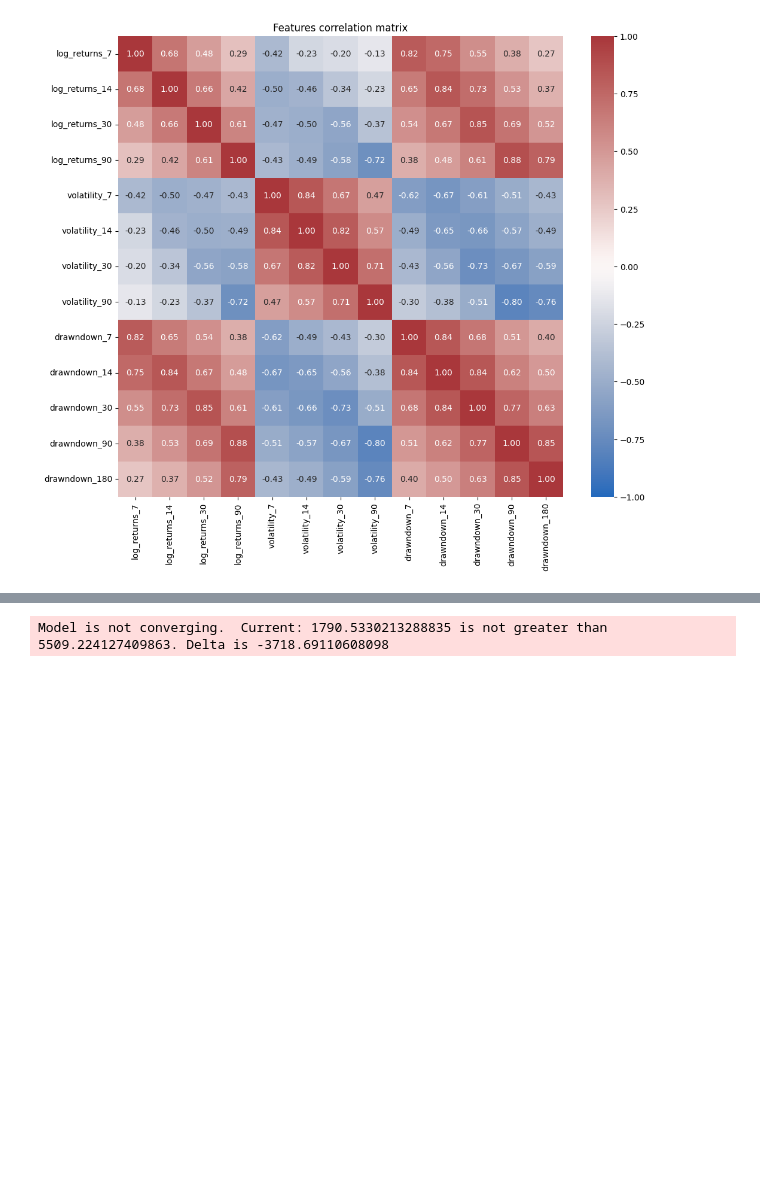
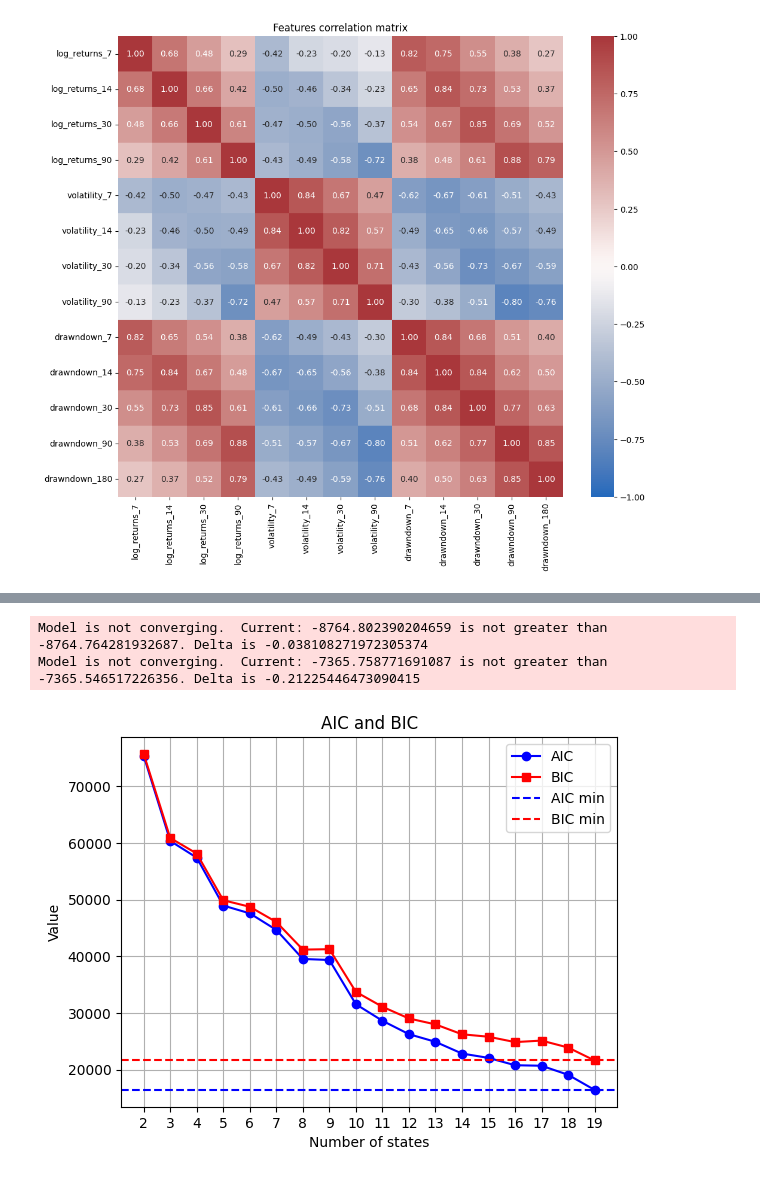
Before and after one commit to SigmaFlowX/Hidden-Markov-Model-for-Regime-Detection, a Jupyter notebook: notebooks/hmm_regime_detection.ipynb, the cells around one changed output, grey strips where cells are left out. Saved outputs shown, nothing was run; the diff lists cells and outputs as text; code cells hidden in the pictures; blank space fills up the shorter version.

```diff
--- a/notebooks/hmm_regime_detection.ipynb
+++ b/notebooks/hmm_regime_detection.ipynb
@@ -114,7 +96,33 @@ Model is not converging.  Current: 12074.93291426265 is not greater than 15155.6
+# %%
+bics = []
+aics = []
+ks = range(2, 20)
+for k in ks:
+    model = train_hmm(X, n_states=k, n_iter=5000)
+    bics.append(model.bic(X))
+    aics.append(model.aic(X))
+
+plt.plot(ks, aics, marker='o', label='AIC', color='blue')
+plt.plot(ks, bics, marker='s', label='BIC', color='red')
+
+min_aic = min(aics)
+min_bic = min(bics)
+plt.axhline(min_aic, linestyle='--', label='AIC min', color='blue')
+plt.axhline(min_bic, linestyle='--', label='BIC min', color='red')
+
+plt.xlabel('Number of states')
+plt.ylabel('Value')
+plt.title('AIC and BIC')
+plt.grid()
+plt.xticks(ks)
+plt.legend()
+plt.show()
+# %% [output]
+Model is not converging.  Current: -8764.802390204659 is not greater than -8764.764281932687. Delta is -0.038108271972305374
+Model is not converging.  Current: -7365.758771691087 is not greater than -7365.546517226356. Delta is -0.21225446473090415
+[figure, added]
 # %%
-model = train_hmm(X, n_states=8, n_iter=1000)
+model = train_hmm(X_final, n_states=8, n_iter=1000)
-# %% [output]
-Model is not converging.  Current: 1790.5330213288835 is not greater than 5509.224127409863. Delta is -3718.69110608098
 # %%
 from src.visualization import plot_price_with_regimes
 regimes = model.predict(X)
```
Also changed, not shown: parts of 7 cells of this notebook.
